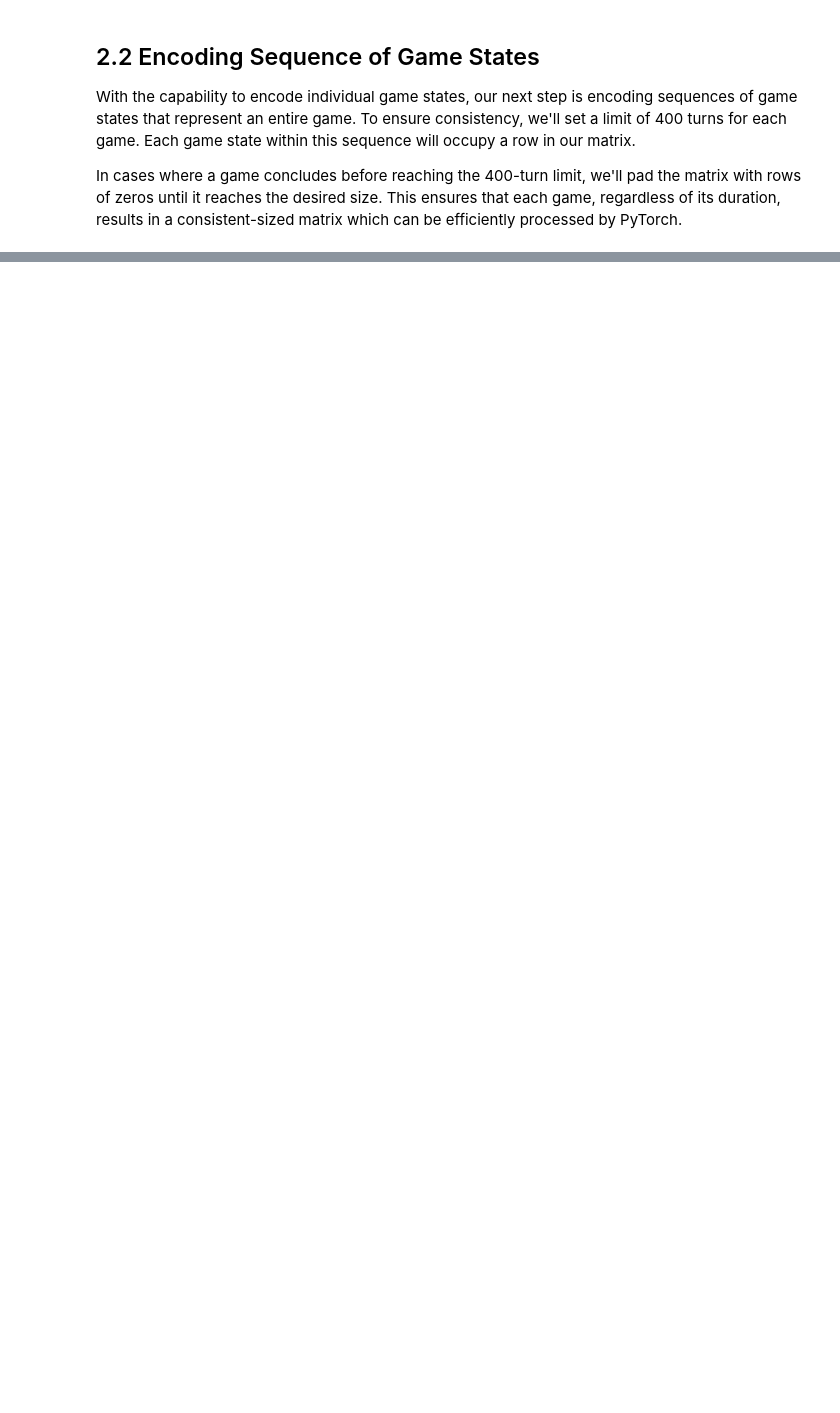
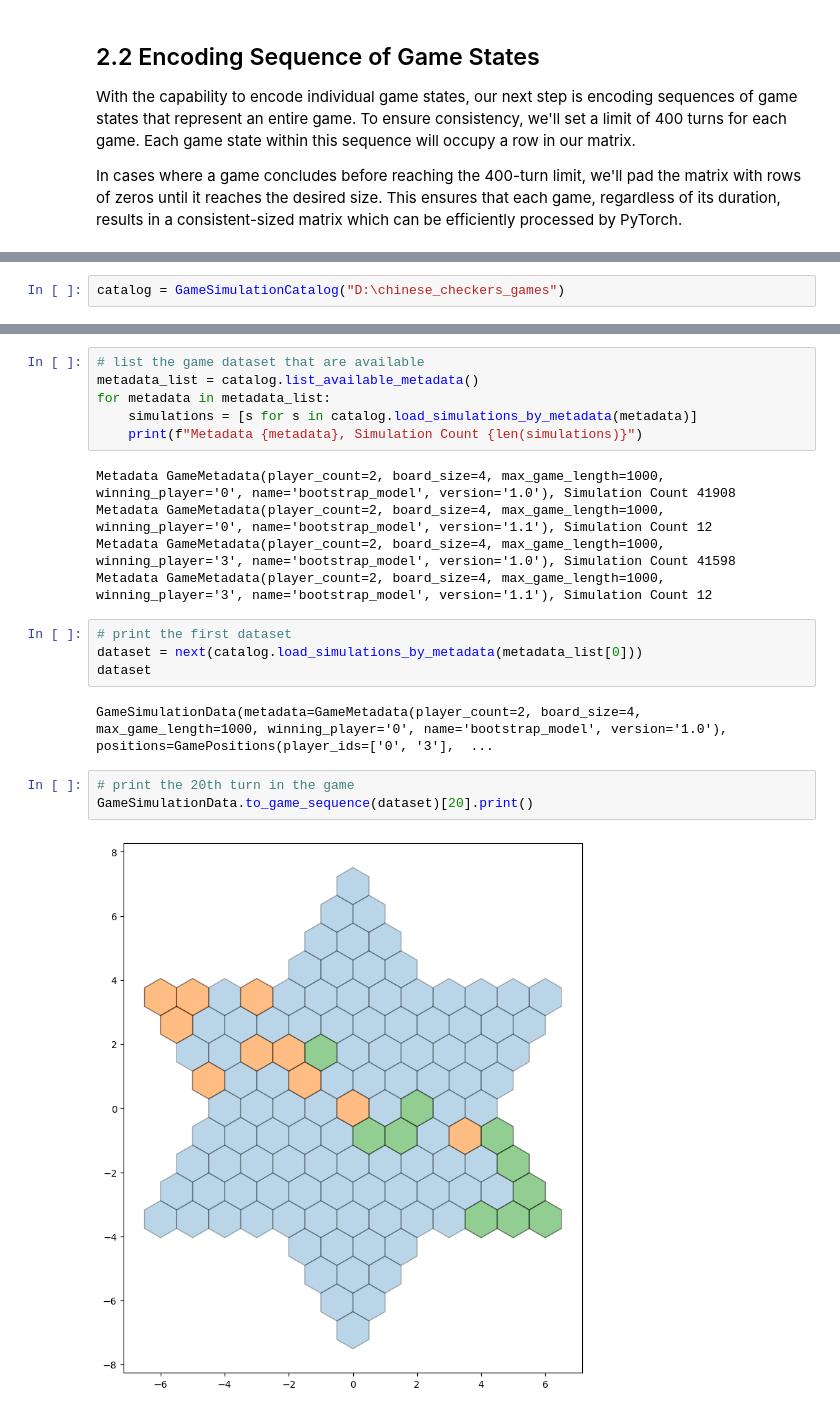
Before and after one commit to dakotacolorado/PyTorchPlayground, a Jupyter notebook: FeatureFocusNotebooks/02_Data_Preprocessing.ipynb, the cells around one changed output, grey strips where cells are left out. Saved outputs shown, nothing was run; the diff lists cells and outputs as text; blank space fills up the shorter version.

Commit message:
add notes for data storage format

```diff
--- a/FeatureFocusNotebooks/02_Data_Preprocessing.ipynb
+++ b/FeatureFocusNotebooks/02_Data_Preprocessing.ipynb
@@ -200,0 +97,2 @@ KeyError: "Unable to synchronously open attribute (can't locate attribute: 'desc
+# %%
+catalog = GameSimulationCatalog("D:\chinese_checkers_games")
@@ -200,0 +131,22 @@ KeyError: "Unable to synchronously open attribute (can't locate attribute: 'desc
+# %%
+# list the game dataset that are available
+metadata_list = catalog.list_available_metadata()
+for metadata in metadata_list:
+    simulations = [s for s in catalog.load_simulations_by_metadata(metadata)]
+    print(f"Metadata {metadata}, Simulation Count {len(simulations)}")
+# %% [output]
+Metadata GameMetadata(player_count=2, board_size=4, max_game_length=1000, winning_player='0', name='bootstrap_model', version='1.0'), Simulation Count 41908
+Metadata GameMetadata(player_count=2, board_size=4, max_game_length=1000, winning_player='0', name='bootstrap_model', version='1.1'), Simulation Count 12
+Metadata GameMetadata(player_count=2, board_size=4, max_game_length=1000, winning_player='3', name='bootstrap_model', version='1.0'), Simulation Count 41598
+Metadata GameMetadata(player_count=2, board_size=4, max_game_length=1000, winning_player='3', name='bootstrap_model', version='1.1'), Simulation Count 12
+# %%
+# print the first dataset
+dataset = next(catalog.load_simulations_by_metadata(metadata_list[0]))
+dataset
+# %% [output]
+GameSimulationData(metadata=GameMetadata(player_count=2, board_size=4, max_game_length=1000, winning_player='0', name='bootstrap_model', version='1.0'), positions=GamePositions(player_ids=['0', '3'],  ...
+# %%
+# print the 20th turn in the game
+GameSimulationData.to_game_sequence(dataset)[20].print()
+# %% [output]
+[figure, added]
```
Also changed, not shown: parts of 14 cells of this notebook.
